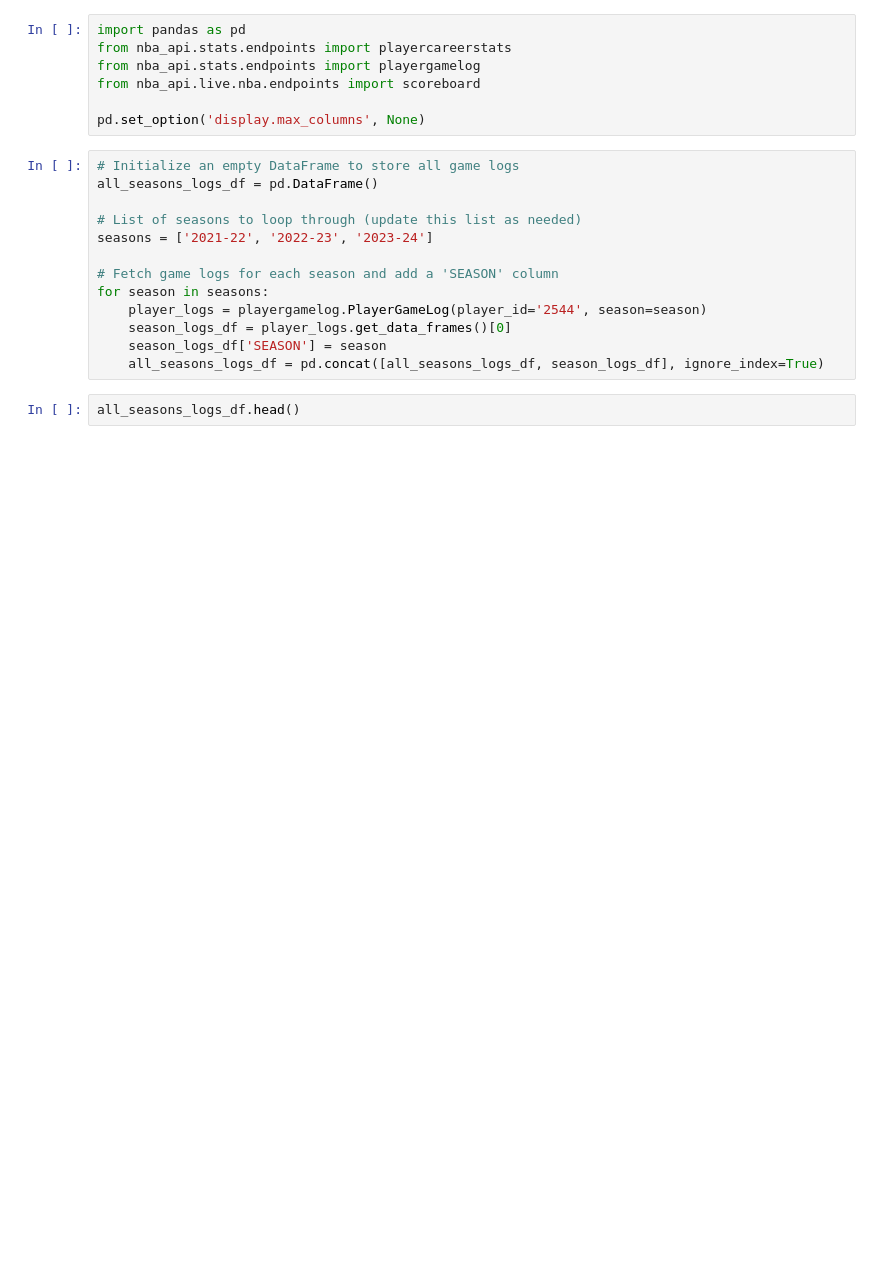
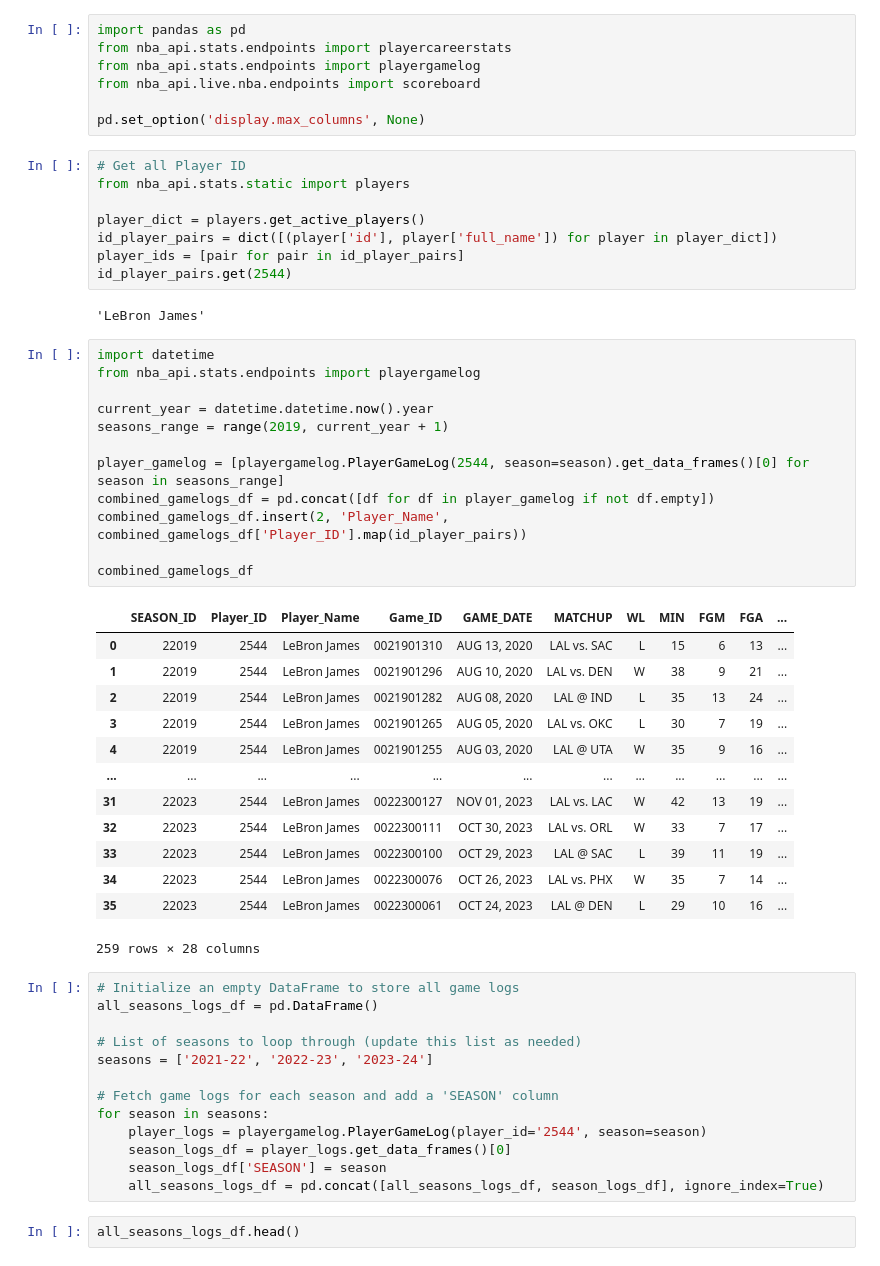
Before and after one commit to pickage-sports/scraper, a Jupyter notebook: test.ipynb, the cells around one changed output. Cells and saved outputs as stored; diff of their text form; blank space fills up the shorter version.

```diff
--- a/test.ipynb
+++ b/test.ipynb
@@ -5,6 +5,42 @@ from nba_api.stats.endpoints import playergamelog
 from nba_api.live.nba.endpoints import scoreboard
 
 pd.set_option('display.max_columns', None)
+# %%
+# Get all Player ID
+from nba_api.stats.static import players
+
+player_dict = players.get_active_players()
+id_player_pairs = dict([(player['id'], player['full_name']) for player in player_dict])
+player_ids = [pair for pair in id_player_pairs]
+id_player_pairs.get(2544)
+# %% [output]
+'LeBron James'
+# %%
+import datetime
+from nba_api.stats.endpoints import playergamelog
+
+current_year = datetime.datetime.now().year
+seasons_range = range(2019, current_year + 1)
+
+player_gamelog = [playergamelog.PlayerGameLog(2544, season=season).get_data_frames()[0] for season in seasons_range]
+combined_gamelogs_df = pd.concat([df for df in player_gamelog if not df.empty])
+combined_gamelogs_df.insert(2, 'Player_Name', combined_gamelogs_df['Player_ID'].map(id_player_pairs))
+
+combined_gamelogs_df
+# %% [output]
+|  | SEASON_ID | Player_ID | Player_Name | Game_ID | GAME_DATE | MATCHUP | WL | MIN | FGM | FGA | ... |
+| 0 | 22019 | 2544 | LeBron James | 0021901310 | AUG 13, 2020 | LAL vs. SAC | L | 15 | 6 | 13 | ... |
+| 1 | 22019 | 2544 | LeBron James | 0021901296 | AUG 10, 2020 | LAL vs. DEN | W | 38 | 9 | 21 | ... |
+| 2 | 22019 | 2544 | LeBron James | 0021901282 | AUG 08, 2020 | LAL @ IND | L | 35 | 13 | 24 | ... |
+| 3 | 22019 | 2544 | LeBron James | 0021901265 | AUG 05, 2020 | LAL vs. OKC | L | 30 | 7 | 19 | ... |
+| 4 | 22019 | 2544 | LeBron James | 0021901255 | AUG 03, 2020 | LAL @ UTA | W | 35 | 9 | 16 | ... |
+| ... | ... | ... | ... | ... | ... | ... | ... | ... | ... | ... | ... |
+| 31 | 22023 | 2544 | LeBron James | 0022300127 | NOV 01, 2023 | LAL vs. LAC | W | 42 | 13 | 19 | ... |
+| 32 | 22023 | 2544 | LeBron James | 0022300111 | OCT 30, 2023 | LAL vs. ORL | W | 33 | 7 | 17 | ... |
+| 33 | 22023 | 2544 | LeBron James | 0022300100 | OCT 29, 2023 | LAL @ SAC | L | 39 | 11 | 19 | ... |
+| 34 | 22023 | 2544 | LeBron James | 0022300076 | OCT 26, 2023 | LAL vs. PHX | W | 35 | 7 | 14 | ... |
+| 35 | 22023 | 2544 | LeBron James | 0022300061 | OCT 24, 2023 | LAL @ DEN | L | 29 | 10 | 16 | ... |
+259 rows × 28 columns
 # %%
 # Initialize an empty DataFrame to store all game logs
 all_seasons_logs_df = pd.DataFrame()
```
Also changed, not shown: 2 other files.
